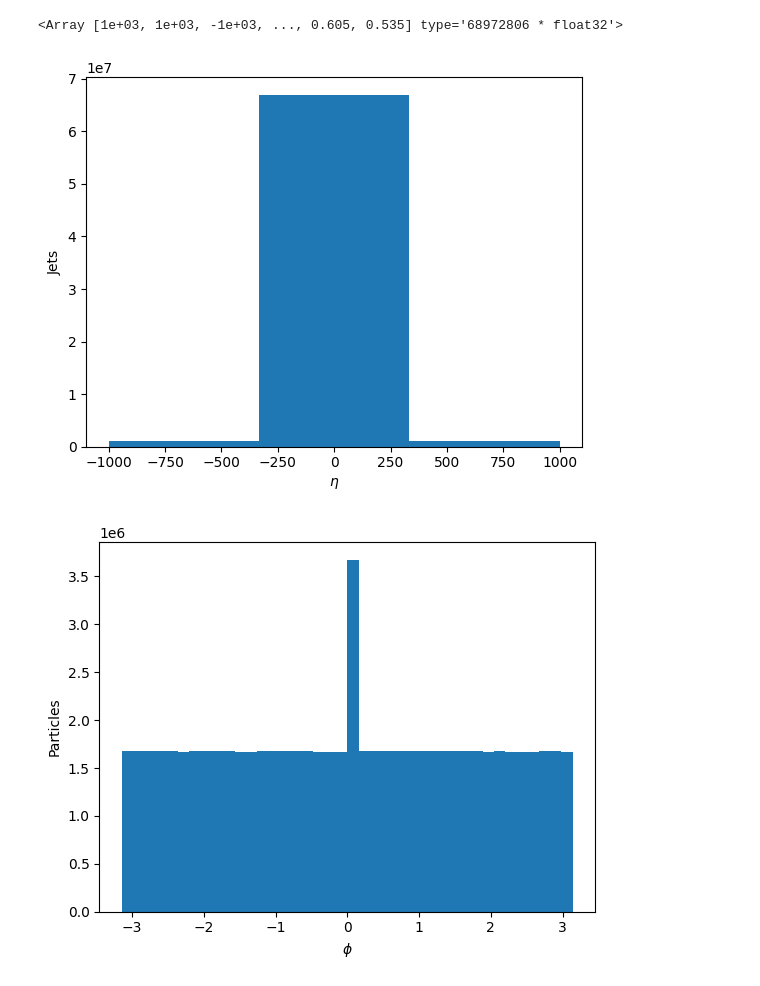
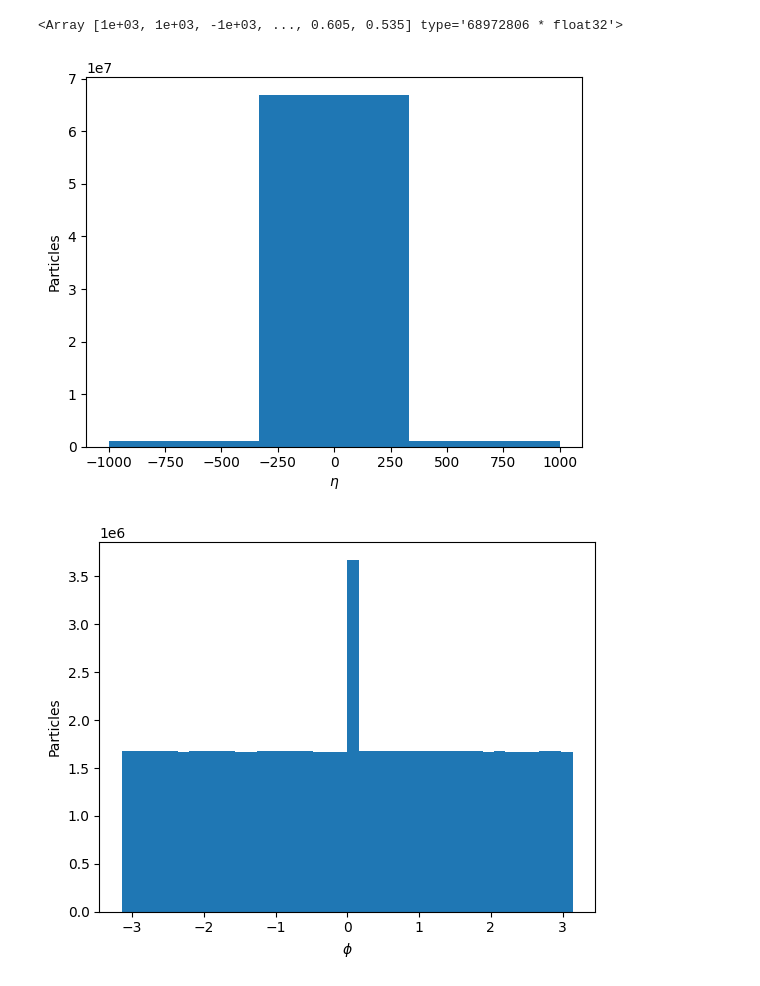
Before and after one commit to emmdaz/Higgs-Boson-LHC-Collision-Detector, a Jupyter notebook: Exploratory-Analysis-Using-Uproot-Matplotlib-and-Seaborn.ipynb, the cells around one changed output. Drawn from its saved outputs; the diff is of its cells as text; code cells hidden in the pictures.

```diff
--- a/Exploratory-Analysis-Using-Uproot-Matplotlib-and-Seaborn.ipynb
+++ b/Exploratory-Analysis-Using-Uproot-Matplotlib-and-Seaborn.ipynb
@@ -6,6 +7,6 @@ import seaborn as sns
 # %%
 # Import the .root file
-file = uproot.open("/tf/sigfcc_350.root")
+file = uproot.open("/tf/Higgs-Boson-LHC-Collision-Detector/sigfcc_350.root")
 # Check the file
 print(file.keys())
 # %% [output]
@@ -85,22 +84,22 @@ eta_all
 # %%
 # Now we graph the distribution of the data
 # First we'll do it with the Matplotlib library
 
 plt.hist(eta_all, bins = 3)
 plt.xlabel(r"$\eta$")
-plt.ylabel("Jets")
+plt.ylabel("Particles")
 plt.show()
 
 plt.hist(phi_all, bins = 40)
 plt.xlabel(r"$\phi$")
 plt.ylabel("Particles")
 plt.show()
 
 plt.hist(pt_all, bins = 100)
 plt.xlabel(r"$p_t$")
 plt.ylabel("Particles")
 plt.show()
 # %% [output]
-[figure, old version]
+[figure, new version]
 [figure]
 [figure]
```
Also changed, not shown: parts of 3 cells of this notebook.
